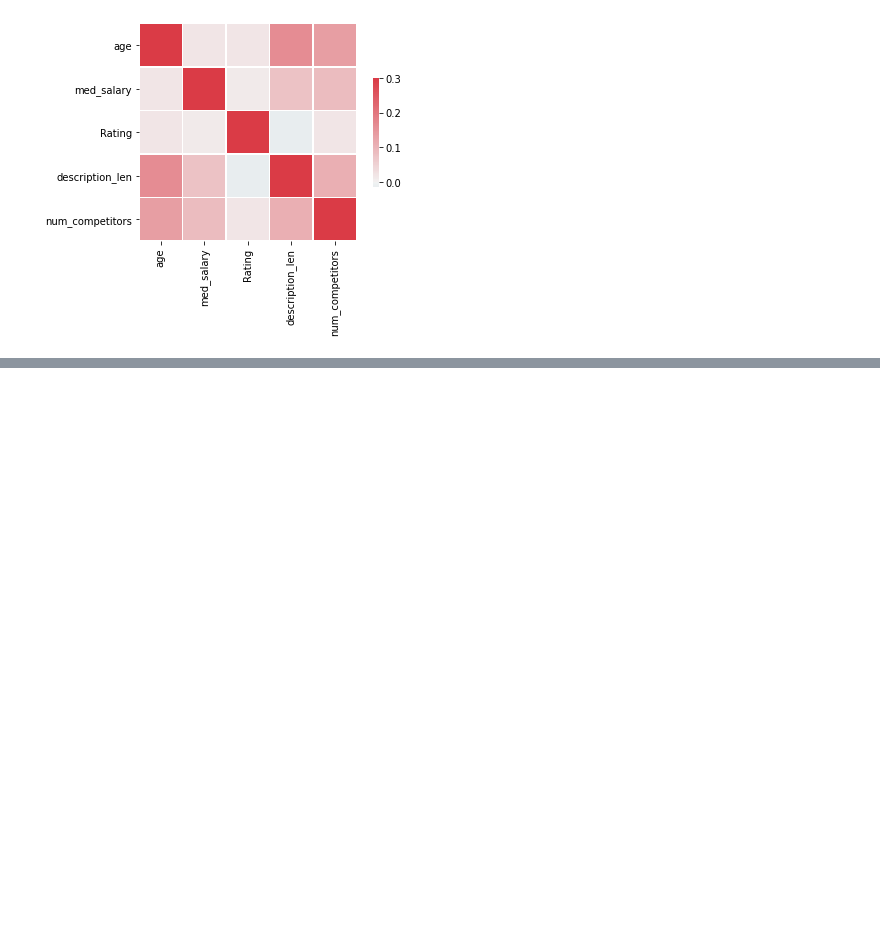
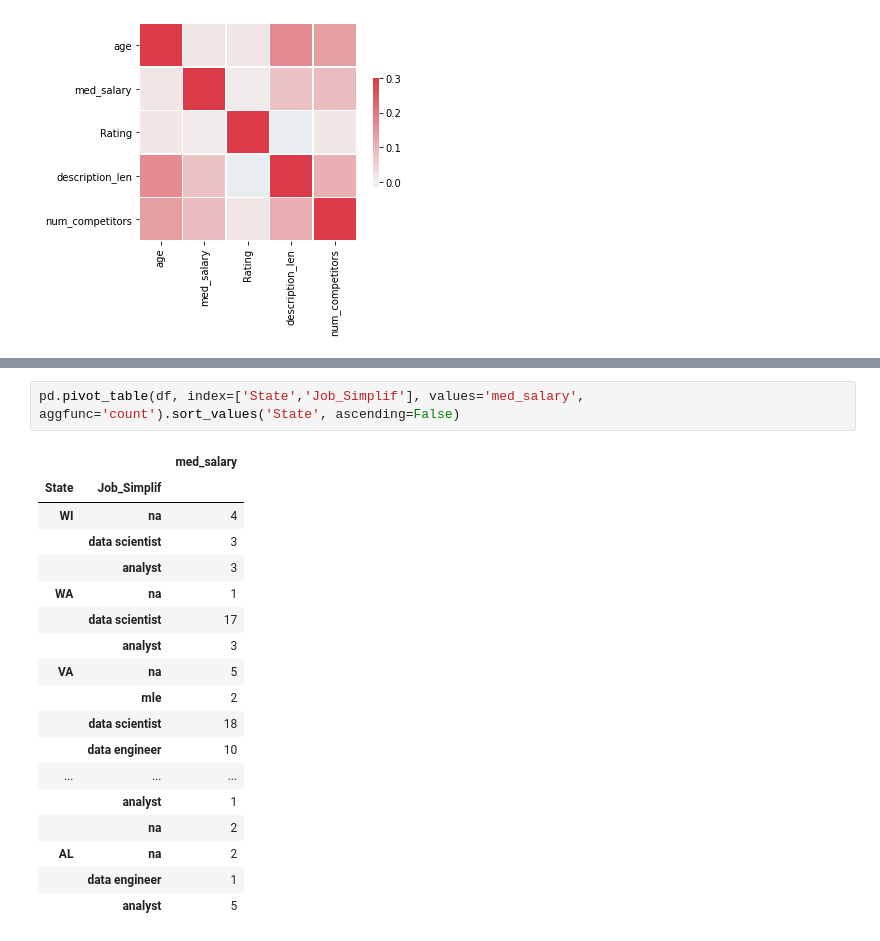
Before and after one commit to annycmg/Salary_Project, a Jupyter notebook: Packages/eda.ipynb, the cells around one changed output, grey strips where cells are left out. Drawn from its saved outputs; the diff is of its cells as text; blank space fills up the shorter version.

Commit message:
Exploratory Data Analysis. Done.

```diff
--- a/Packages/eda.ipynb
+++ b/Packages/eda.ipynb
@@ -148,0 +171,21 @@ Graph for Company Name: total = 20
+# %%
+pd.pivot_table(df, index=['State','Job_Simplif'], values='med_salary', aggfunc='count').sort_values('State', ascending=False)
+# %% [output]
+|  |  | med_salary |
+| State | Job_Simplif |  |
+| WI | na | 4 |
+|  | data scientist | 3 |
+|  | analyst | 3 |
+| WA | na | 1 |
+|  | data scientist | 17 |
+|  | analyst | 3 |
+| VA | na | 5 |
+|  | mle | 2 |
+|  | data scientist | 18 |
+|  | data engineer | 10 |
+| ... | ... | ... |
+|  | analyst | 1 |
+|  | na | 2 |
+| AL | na | 2 |
+|  | data engineer | 1 |
+|  | analyst | 5 |
```
Also changed, not shown: parts of 12 cells of this notebook.
